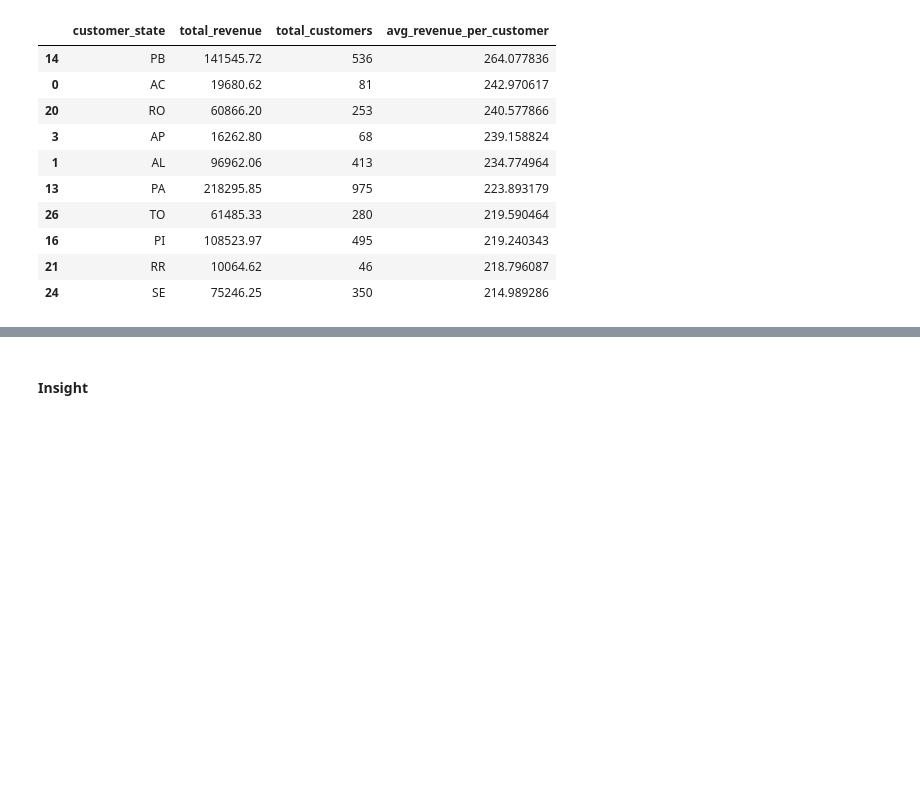
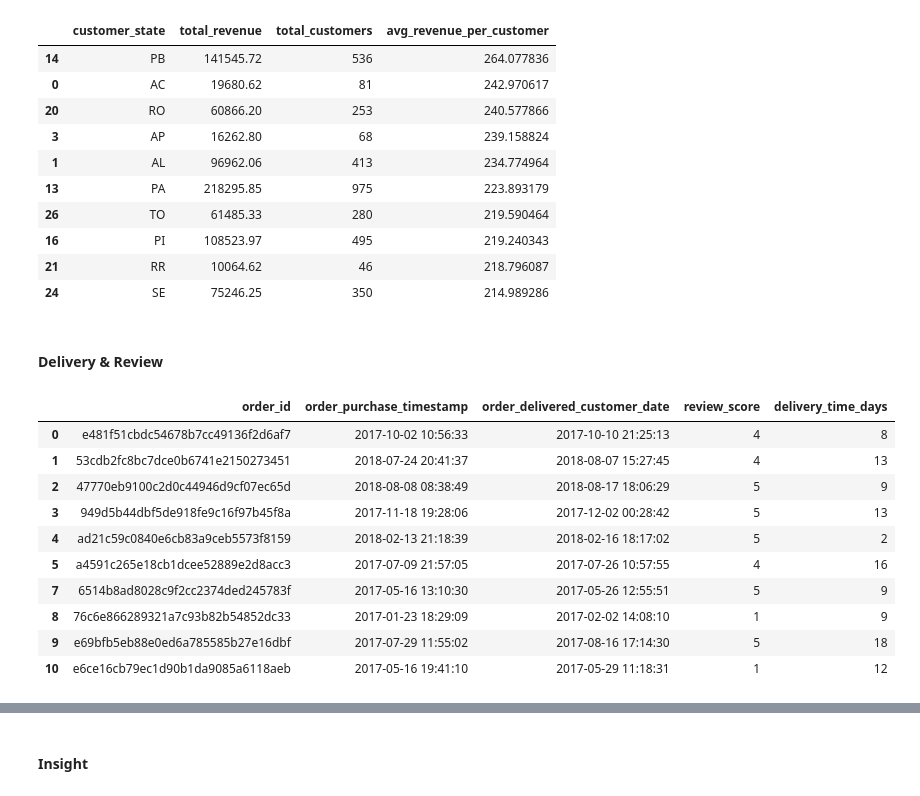
Before and after one commit to NekoMonci12/Machine-Learning-Brazilian-E-Commerce, a Jupyter notebook: ML_Muhammad_Tamir.ipynb, the cells around one changed output, grey strips where cells are left out. Cells and saved outputs as stored; diff of their text form; code cells hidden in the pictures; blank space fills up the shorter version.

```diff
--- a/ML_Muhammad_Tamir.ipynb
+++ b/ML_Muhammad_Tamir.ipynb
@@ -700,6 +700,23 @@ def avg_revenue_per_order_state(customers_df, orders_df, payments_df):
     )
 
     return agg.sort_values('avg_revenue_per_order', ascending=False)
+
+def prepare_delivery_review_df(orders, order_reviews):
+    df = (
+        orders[['order_id', 'order_purchase_timestamp', 'order_delivered_customer_date']]
+        .merge(order_reviews[['order_id', 'review_score']], on='order_id', how='inner')
+    )
+
+    df = df.dropna(subset=['order_delivered_customer_date'])
+
+    df['order_purchase_timestamp'] = pd.to_datetime(df['order_purchase_timestamp'])
+    df['order_delivered_customer_date'] = pd.to_datetime(df['order_delivered_customer_date'])
+
+    df['delivery_time_days'] = (
+        df['order_delivered_customer_date'] - df['order_purchase_timestamp']
+    ).dt.days
+
+    return df[df['delivery_time_days'] >= 0]
 # %% [markdown]
 #### Customer VS Revenue (States)
 # %%
@@ -754,3 +771,21 @@ top_data(avg_rev_customer, n=10)
 | 16 | PI | 108523.97 | 495 | 219.240343 |
 | 21 | RR | 10064.62 | 46 | 218.796087 |
 | 24 | SE | 75246.25 | 350 | 214.989286 |
+# %% [markdown]
+#### Delivery & Review
+# %%
+delivery_review = prepare_delivery_review_df(orders, order_review)
+
+top_data(delivery_review, n=10)
+# %% [output]
+|  | order_id | order_purchase_timestamp | order_delivered_customer_date | review_score | delivery_time_days |
+| 0 | e481f51cbdc54678b7cc49136f2d6af7 | 2017-10-02 10:56:33 | 2017-10-10 21:25:13 | 4 | 8 |
+| 1 | 53cdb2fc8bc7dce0b6741e2150273451 | 2018-07-24 20:41:37 | 2018-08-07 15:27:45 | 4 | 13 |
+| 2 | 47770eb9100c2d0c44946d9cf07ec65d | 2018-08-08 08:38:49 | 2018-08-17 18:06:29 | 5 | 9 |
+| 3 | 949d5b44dbf5de918fe9c16f97b45f8a | 2017-11-18 19:28:06 | 2017-12-02 00:28:42 | 5 | 13 |
+| 4 | ad21c59c0840e6cb83a9ceb5573f8159 | 2018-02-13 21:18:39 | 2018-02-16 18:17:02 | 5 | 2 |
+| 5 | a4591c265e18cb1dcee52889e2d8acc3 | 2017-07-09 21:57:05 | 2017-07-26 10:57:55 | 4 | 16 |
+| 7 | 6514b8ad8028c9f2cc2374ded245783f | 2017-05-16 13:10:30 | 2017-05-26 12:55:51 | 5 | 9 |
+| 8 | 76c6e866289321a7c93b82b54852dc33 | 2017-01-23 18:29:09 | 2017-02-02 14:08:10 | 1 | 9 |
+| 9 | e69bfb5eb88e0ed6a785585b27e16dbf | 2017-07-29 11:55:02 | 2017-08-16 17:14:30 | 5 | 18 |
+| 10 | e6ce16cb79ec1d90b1da9085a6118aeb | 2017-05-16 19:41:10 | 2017-05-29 11:18:31 | 1 | 12 |
```
Also changed, not shown: parts of 12 cells of this notebook.
